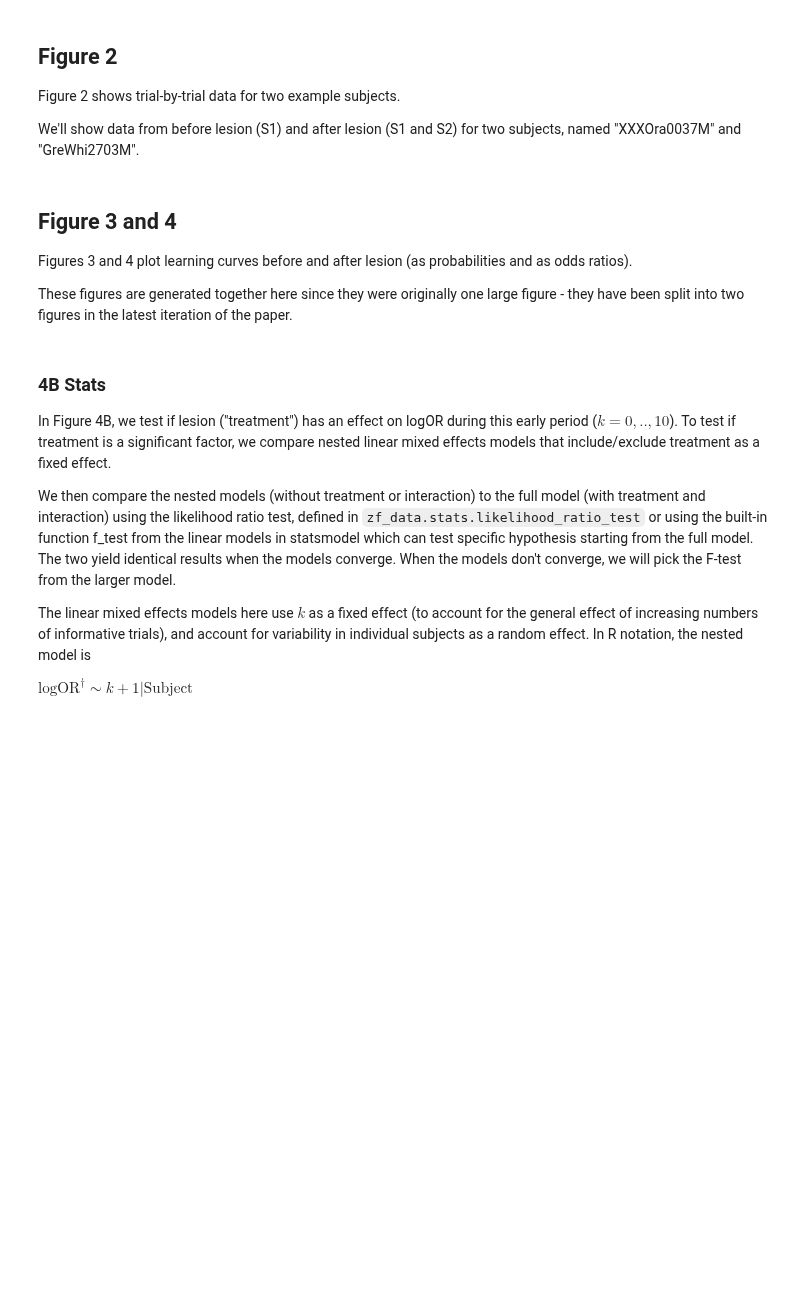
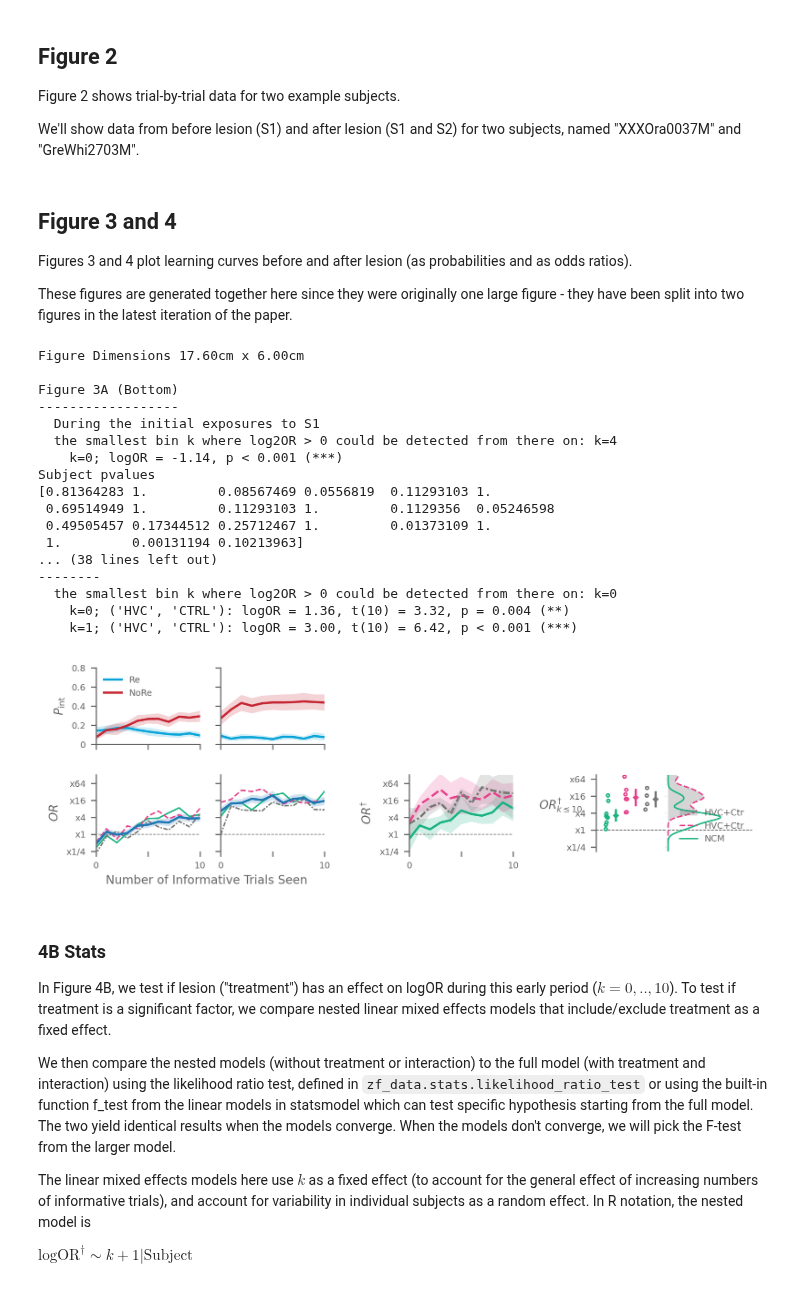
Before and after one commit to theunissenlab/zebra-finch-memory-lesions, a Jupyter notebook: paper_notebooks/1_Main_Analysis.ipynb, the cells around one changed output. Saved outputs shown, nothing was run; the diff lists cells and outputs as text; code cells hidden in the pictures; blank space fills up the shorter version.

```diff
--- a/paper_notebooks/1_Main_Analysis.ipynb
+++ b/paper_notebooks/1_Main_Analysis.ipynb
@@ -867,13 +867,13 @@ ax = axes[1]
 
 merged = True
 if (merged):
-    smoothhist(np.array(post_hvc_and_ctrl["logOR"]), range=(-2.5, 6.5), bins=20, ax=ax, color=CTRL_COLOR, label="HVC+Ctr", orientation="horizontal", fill=True, alpha=0.3, linewidth=0, linestyle=HVC_LINESTYLE)
-    smoothhist(np.array(post_hvc_and_ctrl["logOR"]), range=(-2.5, 6.5), bins=20, ax=ax, color=HVC_COLOR, label="HVC+Ctr", orientation="horizontal", linewidth=1, linestyle=HVC_LINESTYLE)
-    smoothhist(np.array(post_ncm["logOR"]), range=(-2.5, 6.5), bins=20, ax=ax, color=NCM_COLOR, label="NCM", orientation="horizontal", linewidth=1, linestyle=NCM_LINESTYLE)
+    smoothhist(np.array(post_hvc_and_ctrl["logORp"]), range=(-2.5, 6.5), bins=20, ax=ax, color=CTRL_COLOR, label="HVC+Ctr", orientation="horizontal", fill=True, alpha=0.3, linewidth=0, linestyle=HVC_LINESTYLE)
+    smoothhist(np.array(post_hvc_and_ctrl["logORp"]), range=(-2.5, 6.5), bins=20, ax=ax, color=HVC_COLOR, label="HVC+Ctr", orientation="horizontal", linewidth=1, linestyle=HVC_LINESTYLE)
+    smoothhist(np.array(post_ncm["logORp"]), range=(-2.5, 6.5), bins=20, ax=ax, color=NCM_COLOR, label="NCM", orientation="horizontal", linewidth=1, linestyle=NCM_LINESTYLE)
 else:
-    smoothhist(np.array(post_ctrl["logOR"]), range=(-2.5, 6.5), bins=20, ax=ax, color=CTRL_COLOR, label="Controls", orientation="horizontal", fill=True, alpha=0.3, linewidth=1, linestyle=CTRL_LINESTYLE)
-    smoothhist(np.array(post_hvc["logOR"]), range=(-2.5, 6.5), bins=20, ax=ax, color=HVC_COLOR, label="HVC", orientation="horizontal", linewidth=1, linestyle=HVC_LINESTYLE)
-    smoothhist(np.array(post_ncm["logOR"]), range=(-2.5, 6.5), bins=20, ax=ax, color=NCM_COLOR, label="NCM", orientation="horizontal", linewidth=1, linestyle=NCM_LINESTYLE)
+    smoothhist(np.array(post_ctrl["logORp"]), range=(-2.5, 6.5), bins=20, ax=ax, color=CTRL_COLOR, label="Controls", orientation="horizontal", fill=True, alpha=0.3, linewidth=1, linestyle=CTRL_LINESTYLE)
+    smoothhist(np.array(post_hvc["logORp"]), range=(-2.5, 6.5), bins=20, ax=ax, color=HVC_COLOR, label="HVC", orientation="horizontal", linewidth=1, linestyle=HVC_LINESTYLE)
+    smoothhist(np.array(post_ncm["logORp"]), range=(-2.5, 6.5), bins=20, ax=ax, color=NCM_COLOR, label="NCM", orientation="horizontal", linewidth=1, linestyle=NCM_LINESTYLE)
 
 ax.legend(fontsize=6, loc="lower right", frameon=False)
 
@@ -884,48 +884,67 @@ border(ax, 0, 0, 0, 0)
 ax.tick_params(labelleft=False, labelbottom=False)
 ax.hlines(0, *plt.xlim(), color=AX_COLOR, linestyle="--", linewidth=0.5, zorder=-1)
 
-ax_scatter.scatter(np.random.normal(0, 0.1, len(post_ncm)), post_ncm["logOR"], s=4, linewidth=1, edgecolor=NCM_COLOR, facecolor="none")
-ax_scatter.scatter(np.random.normal(2, 0.1, len(post_hvc)), post_hvc["logOR"], s=4, linewidth=1, edgecolor=HVC_COLOR, facecolor="none")
-ax_scatter.scatter(np.random.normal(4, 0.1, len(post_ctrl)), post_ctrl["logOR"], s=4, linewidth=1, edgecolor=CTRL_COLOR, facecolor="none")
+ax_scatter.scatter(np.random.normal(0, 0.1, len(post_ncm)), post_ncm["logORp"], s=4, linewidth=1, edgecolor=NCM_COLOR, facecolor="none")
+ax_scatter.scatter(np.random.normal(2, 0.1, len(post_hvc)), post_hvc["logORp"], s=4, linewidth=1, edgecolor=HVC_COLOR, facecolor="none")
+ax_scatter.scatter(np.random.normal(4, 0.1, len(post_ctrl)), post_ctrl["logORp"], s=4, linewidth=1, edgecolor=CTRL_COLOR, facecolor="none")
 
 ax_scatter.errorbar(
     1,
-    np.mean(post_ncm["logOR"]),
-    yerr=2 * np.std(post_ncm["logOR"]) / np.sqrt(len(post_ncm)),
+    np.mean(post_ncm["logORp"]),
+    yerr=2 * np.std(post_ncm["logORp"]) / np.sqrt(len(post_ncm)),
     markersize=2,
     marker="D",
     color=NCM_COLOR,
 )
 ax_scatter.errorbar(
     3,
-    np.mean(post_hvc["logOR"]),
-    yerr=2 * np.std(post_hvc["logOR"]) / np.sqrt(len(post_hvc)),
+    np.mean(post_hvc["logORp"]),
+    yerr=2 * np.std(post_hvc["logORp"]) / np.sqrt(len(post_hvc)),
     markersize=2,
     marker="D",
     color=HVC_COLOR,
 )
 ax_scatter.errorbar(
     5,
-    np.mean(post_ctrl["logOR"]),
-    yerr=2 * np.std(post_ctrl["logOR"]) / np.sqrt(len(post_ctrl)),
+    np.mean(post_ctrl["logORp"]),
+    yerr=2 * np.std(post_ctrl["logORp"]) / np.sqrt(len(post_ctrl)),
     markersize=2,
     marker="D",
     color=CTRL_COLOR,
 )
 
 ax_scatter.set_xlim(-1, 6)
 ax_scatter.hlines(0, *plt.xlim(), color=AX_COLOR, linestyle="--", linewidth=0.5, zorder=-1)
 border(ax_scatter, 1, 0, 0, 0)
 ax_scatter.set_xticks([])
 ax_scatter.set_ylabel(r"$OR^{\dagger}_{k \leq 10}$", fontsize=8, rotation=0)
 
 for ax_ in [ax, ax_scatter]:
     ax_.set_ylim(-2.5, 6.5)
     ax_.set_yticks([ -2, 0, 2, 4, 6], ["x1/4", "x1", "x4", "x16", "x64"], fontsize=6)
 
 
 if SAVE_FIGS:
     fig.savefig(savedir("fig3.svg"), format="svg", bbox_inches="tight")
+# %% [output]
+Figure Dimensions 17.60cm x 6.00cm
+
+Figure 3A (Bottom)
+------------------
+  During the initial exposures to S1
+  the smallest bin k where log2OR > 0 could be detected from there on: k=4
+    k=0; logOR = -1.14, p < 0.001 (***)
+Subject pvalues
+[0.81364283 1.         0.08567469 0.0556819  0.11293103 1.
+ 0.69514949 1.         0.11293103 1.         0.1129356  0.05246598
+ 0.49505457 0.17344512 0.25712467 1.         0.01373109 1.
+ 1.         0.00131194 0.10213963]
+... (38 lines left out)
+--------
+  the smallest bin k where log2OR > 0 could be detected from there on: k=0
+    k=0; ('HVC', 'CTRL'): logOR = 1.36, t(10) = 3.32, p = 0.004 (**)
+    k=1; ('HVC', 'CTRL'): logOR = 3.00, t(10) = 6.42, p < 0.001 (***)
+[figure, added]
 # %%
 fig.savefig(savedir("fig3_new.svg"), format="svg", bbox_inches="tight")
 # %% [markdown]
```
Also changed, not shown: parts of 7 cells of this notebook, 1 other file.
